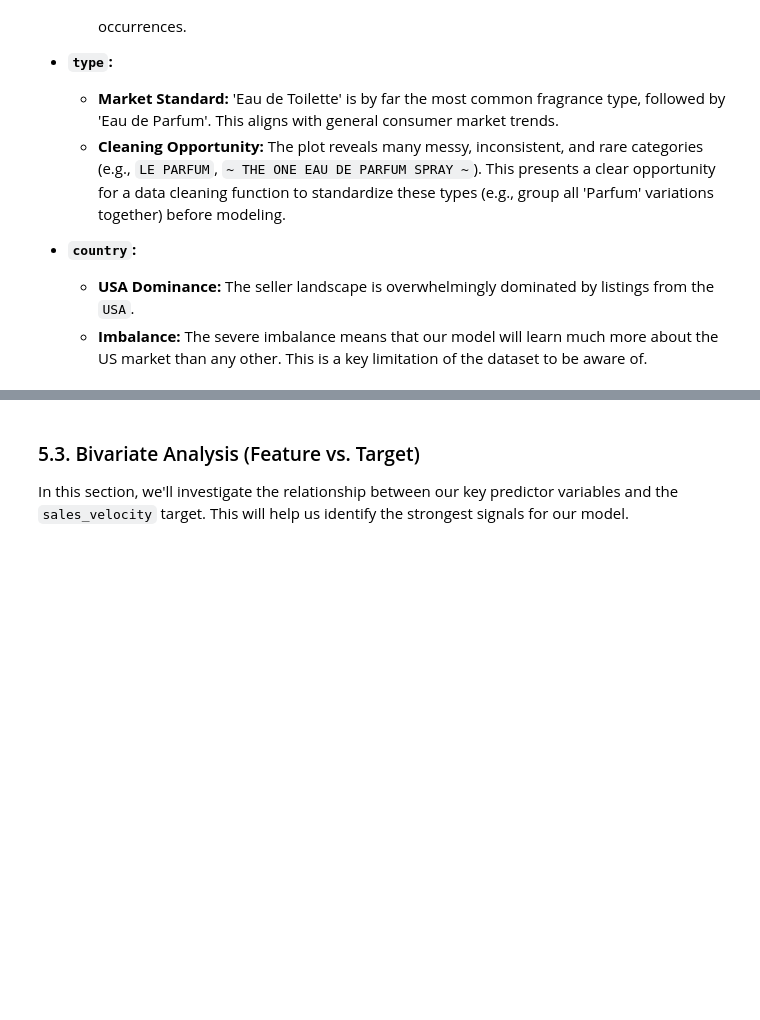
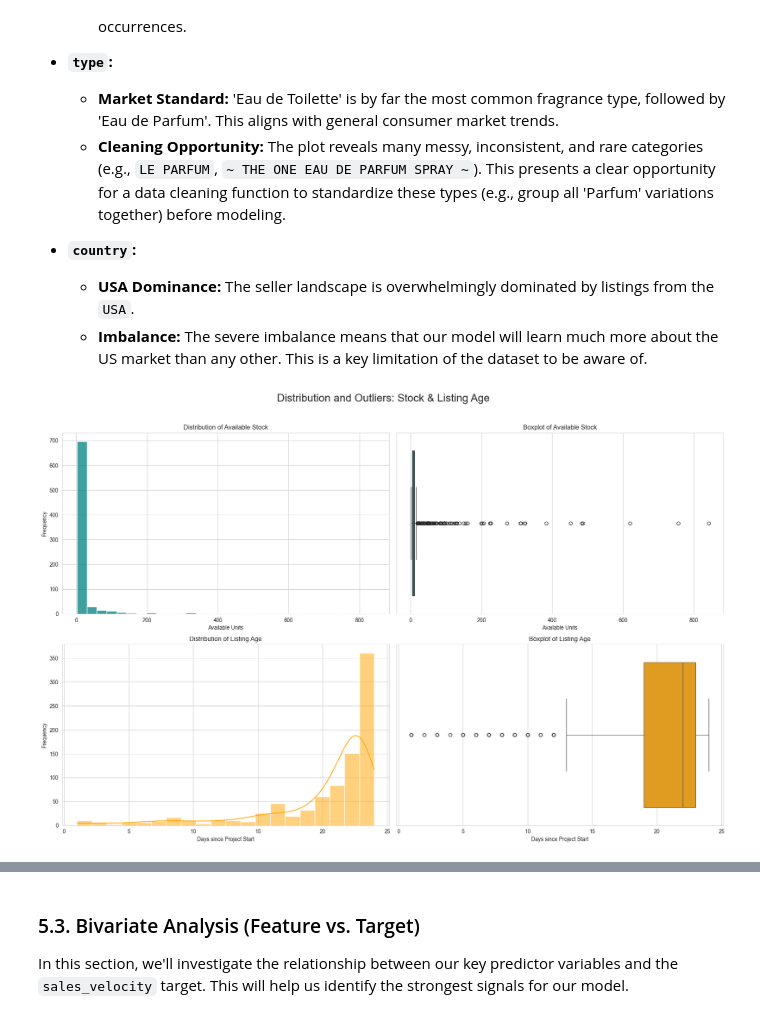
Before and after one commit to Altynbek38/parfume-project, a Jupyter notebook: parfume.ipynb, the cells around one changed output, grey strips where cells are left out. Cells and saved outputs as stored; diff of their text form; code cells hidden in the pictures; blank space fills up the shorter version.

Commit message:
added distribution for features

```diff
--- a/parfume.ipynb
+++ b/parfume.ipynb
@@ -479,3 +479,33 @@ plt.show()
 *   **`country`:**
     *   **USA Dominance:** The seller landscape is overwhelmingly dominated by listings from the `USA`.
     *   **Imbalance:** The severe imbalance means that our model will learn much more about the US market than any other. This is a key limitation of the dataset to be aware of.
+# %%
+# Set up a 2x2 grid for the remaining numerical features
+fig, axes = plt.subplots(2, 2, figsize=(18, 12))
+fig.suptitle('Distribution and Outliers: Stock & Listing Age', fontsize=20)
+
+# --- Row 1: Available Stock ---
+# Note: We drop NaNs for the plot to avoid warnings, though seaborn handles them well.
+sns.histplot(df_clean['available'].dropna(), bins=30, kde=False, color='teal', ax=axes[0, 0])
+axes[0, 0].set_title('Distribution of Available Stock')
+axes[0, 0].set_xlabel('Available Units')
+axes[0, 0].set_ylabel('Frequency')
+
+sns.boxplot(x=df_clean['available'], ax=axes[0, 1], color='teal')
+axes[0, 1].set_title('Boxplot of Available Stock')
+axes[0, 1].set_xlabel('Available Units')
+
+# --- Row 2: Listing Age ---
+sns.histplot(df_clean['listing_age_days'], bins=20, kde=True, color='orange', ax=axes[1, 0])
+axes[1, 0].set_title('Distribution of Listing Age')
+axes[1, 0].set_xlabel('Days since Project Start')
+axes[1, 0].set_ylabel('Frequency')
+
+sns.boxplot(x=df_clean['listing_age_days'], ax=axes[1, 1], color='orange')
+axes[1, 1].set_title('Boxplot of Listing Age')
+axes[1, 1].set_xlabel('Days since Project Start')
+
+plt.tight_layout(rect=[0, 0, 1, 0.96])
+plt.show()
+# %% [output]
+[figure, added]
```
Also changed, not shown: parts of 9 cells of this notebook.
